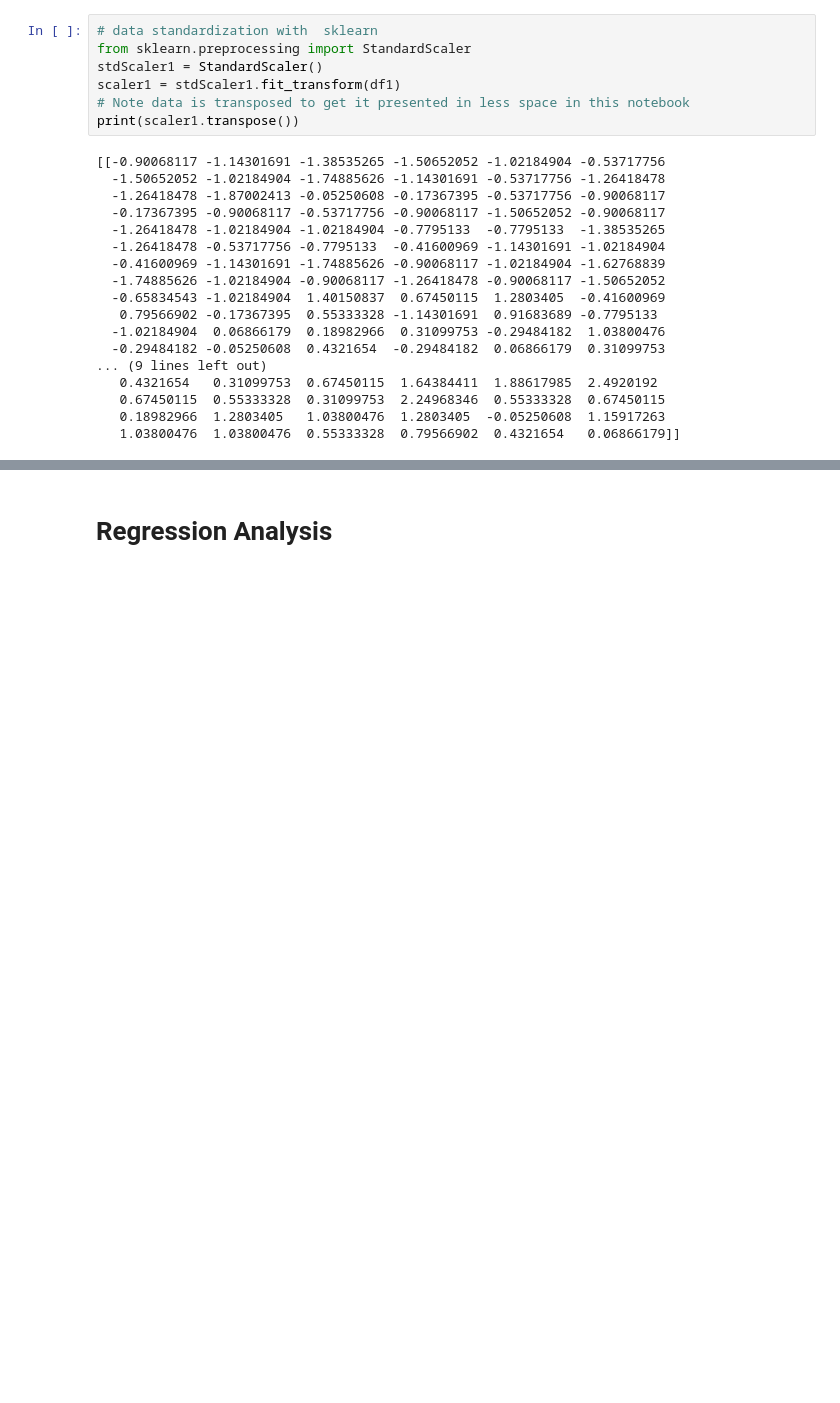
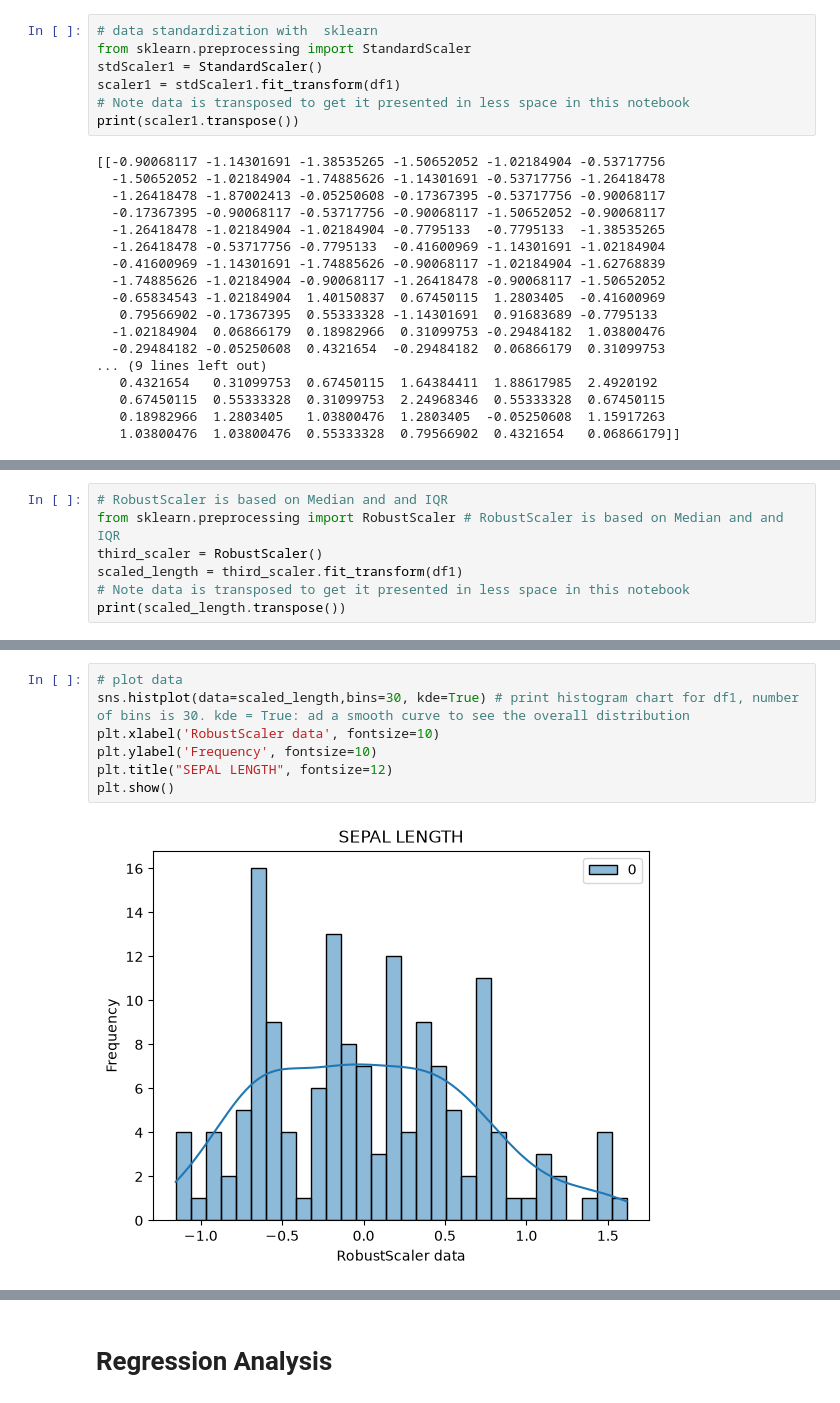
Before and after one commit to buicaothe/PYTHON, a Jupyter notebook: DATA MANAGEMENT/Labweek43/DataScaling_LinearRegression.ipynb, the cells around one changed output, grey strips where cells are left out. Saved outputs shown, nothing was run; the diff lists cells and outputs as text; blank space fills up the shorter version.

```diff
--- a/DATA MANAGEMENT/Labweek43/DataScaling_LinearRegression.ipynb
+++ b/DATA MANAGEMENT/Labweek43/DataScaling_LinearRegression.ipynb
@@ -425,0 +475,7 @@ plt.show()
+# %%
+# RobustScaler is based on Median and and IQR
+from sklearn.preprocessing import RobustScaler # RobustScaler is based on Median and and IQR
+third_scaler = RobustScaler()
+scaled_length = third_scaler.fit_transform(df1)
+# Note data is transposed to get it presented in less space in this notebook
+print(scaled_length.transpose())
@@ -425,0 +500,9 @@ plt.show()
+# %%
+# plot data
+sns.histplot(data=scaled_length,bins=30, kde=True) # print histogram chart for df1, number of bins is 30. kde = True: ad a smooth curve to see the overall distribution
+plt.xlabel('RobustScaler data', fontsize=10)
+plt.ylabel('Frequency', fontsize=10)
+plt.title("SEPAL LENGTH", fontsize=12)
+plt.show()
+# %% [output]
+[figure, added]
```
Also changed, not shown: parts of 54 cells of this notebook, 1 other file.
